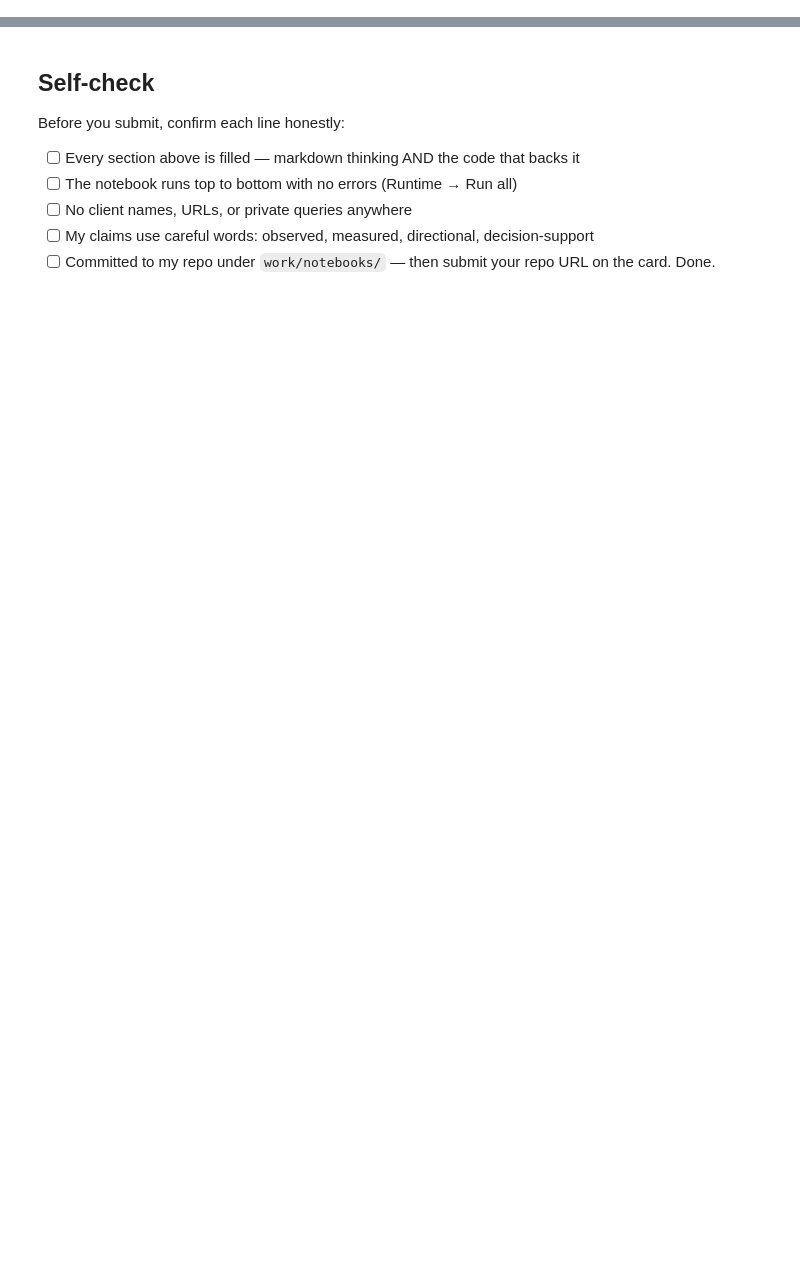
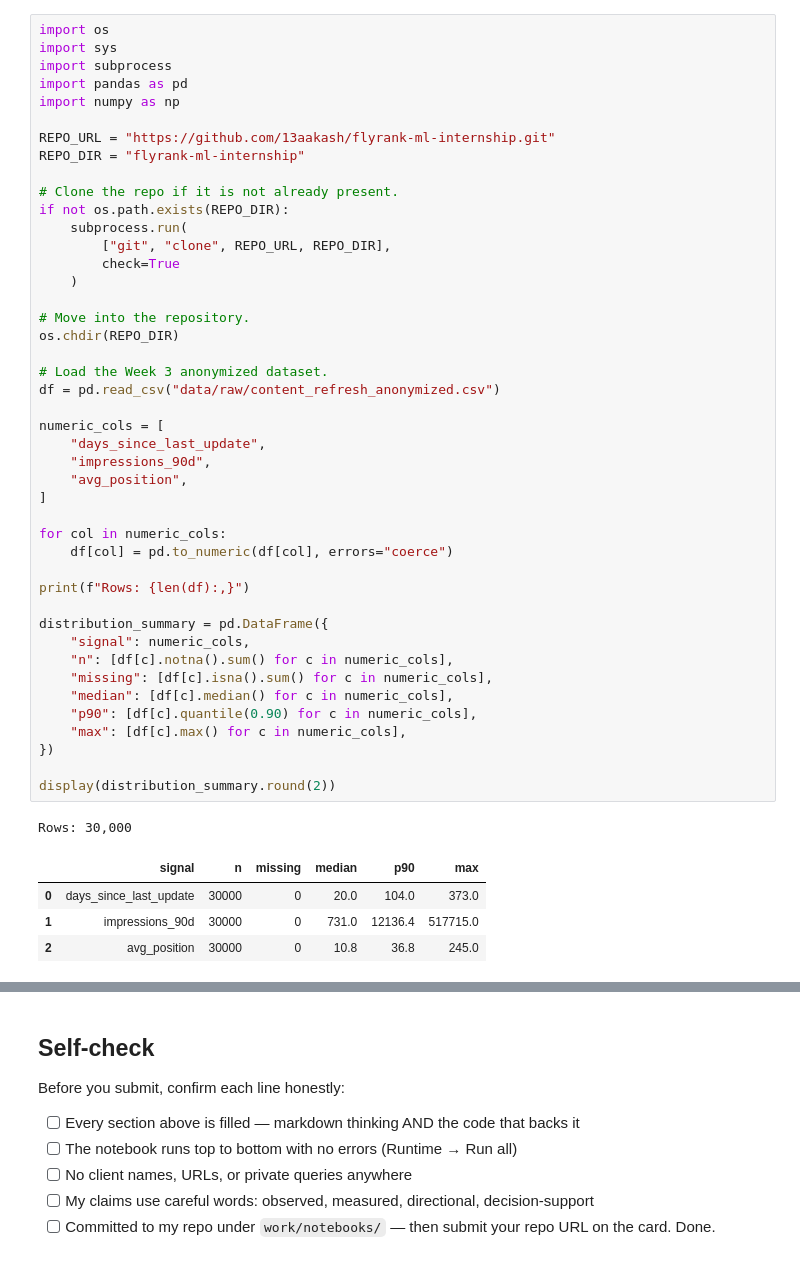
Before and after one commit to 13aakash/flyrank-ml-internship, a Jupyter notebook: work/notebooks/w04_signal_audit.ipynb, the cells around one changed output, grey strips where cells are left out. Drawn from its saved outputs; the diff is of its cells as text; blank space fills up the shorter version.

```diff
--- a/work/notebooks/w04_signal_audit.ipynb
+++ b/work/notebooks/w04_signal_audit.ipynb
@@ -36,0 +21,50 @@ This skeleton is yours to fill. Work the sections **in order** — each one has
+# %%
+import os
+import sys
+import subprocess
+import pandas as pd
+import numpy as np
+
+REPO_URL = "https://github.com/13aakash/flyrank-ml-internship.git"
+REPO_DIR = "flyrank-ml-internship"
+
+# Clone the repo if it is not already present.
+if not os.path.exists(REPO_DIR):
+    subprocess.run(
+        ["git", "clone", REPO_URL, REPO_DIR],
+        check=True
+    )
+
+# Move into the repository.
+os.chdir(REPO_DIR)
+
+# Load the Week 3 anonymized dataset.
+df = pd.read_csv("data/raw/content_refresh_anonymized.csv")
+
+numeric_cols = [
+    "days_since_last_update",
+    "impressions_90d",
+    "avg_position",
+]
+
+for col in numeric_cols:
+    df[col] = pd.to_numeric(df[col], errors="coerce")
+
+print(f"Rows: {len(df):,}")
+
+distribution_summary = pd.DataFrame({
+    "signal": numeric_cols,
+    "n": [df[c].notna().sum() for c in numeric_cols],
+    "missing": [df[c].isna().sum() for c in numeric_cols],
+    "median": [df[c].median() for c in numeric_cols],
+    "p90": [df[c].quantile(0.90) for c in numeric_cols],
+    "max": [df[c].max() for c in numeric_cols],
+})
+
+display(distribution_summary.round(2))
+# %% [output]
+Rows: 30,000
+|  | signal | n | missing | median | p90 | max |
+| 0 | days_since_last_update | 30000 | 0 | 20.0 | 104.0 | 373.0 |
+| 1 | impressions_90d | 30000 | 0 | 731.0 | 12136.4 | 517715.0 |
+| 2 | avg_position | 30000 | 0 | 10.8 | 36.8 | 245.0 |
```
Also changed, not shown: parts of 23 cells of this notebook.
